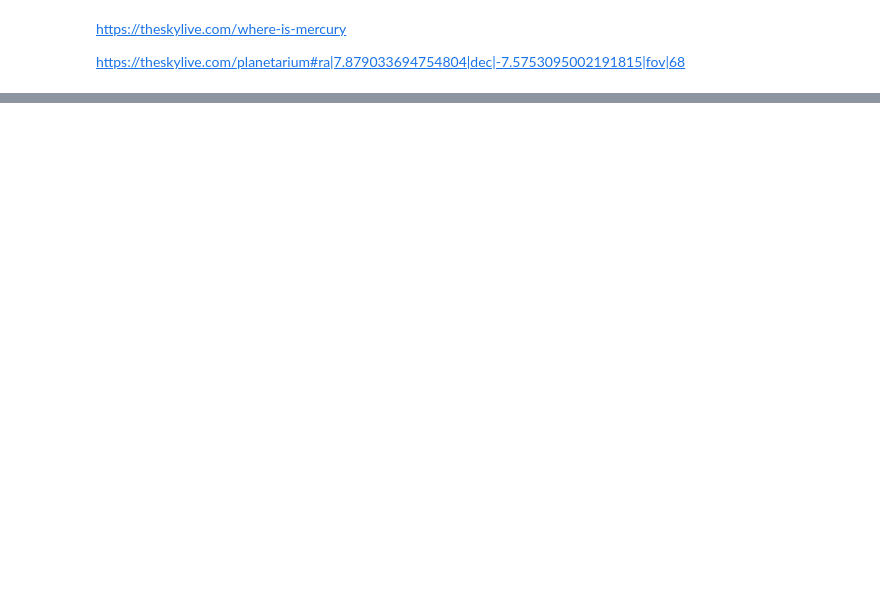
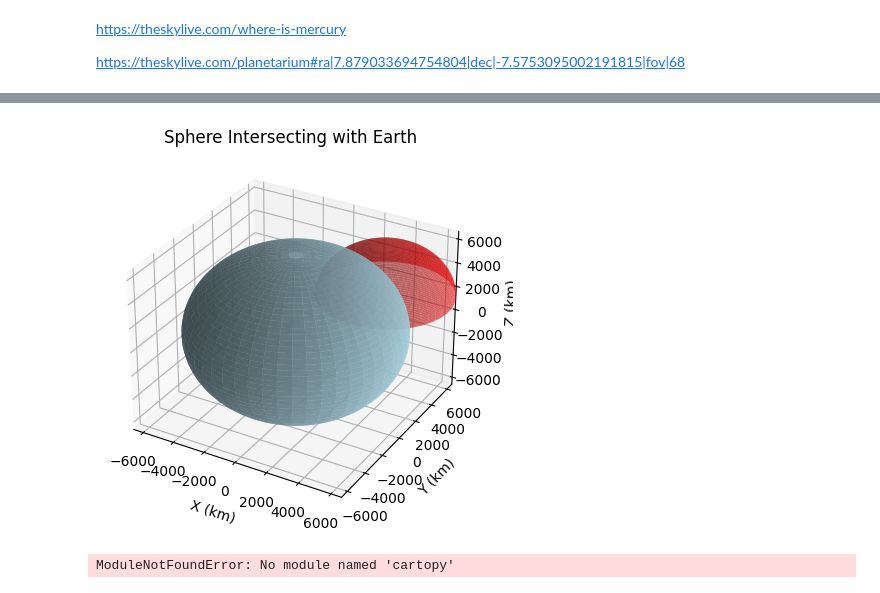
Before and after one commit to harmkenn/Python_Shots_2024, a Jupyter notebook: notebooks/calculator.ipynb, the cells around one changed output, grey strips where cells are left out. Cells and saved outputs as stored; diff of their text form; code cells hidden in the pictures; blank space fills up the shorter version.

```diff
--- a/notebooks/calculator.ipynb
+++ b/notebooks/calculator.ipynb
@@ -82,0 +132,67 @@ FileNotFoundError: [Errno 2] No such file or directory: 'data/northdes.csv'
+# %%
+import numpy as np
+import matplotlib.pyplot as plt
+from mpl_toolkits.mplot3d import Axes3D
+
+def plot_sphere_intersecting_earth(center, radius):
+    # Create a 3D plot
+    fig = plt.figure()
+    ax = fig.add_subplot(111, projection='3d')
+
+    # Plot the Earth's surface as a sphere
+    earth_radius = 6371.0  # Approximate Earth's radius in km
+    phi = np.linspace(0, 2 * np.pi, 100)
+    theta = np.linspace(0, np.pi, 100)
+    phi, theta = np.meshgrid(phi, theta)
+    x_earth = earth_radius * np.sin(theta) * np.cos(phi)
+    y_earth = earth_radius * np.sin(theta) * np.sin(phi)
+    z_earth = earth_radius * np.cos(theta)
+    ax.plot_surface(x_earth, y_earth, z_earth, color='lightblue', alpha=0.8)
+
+    # Plot the sphere intersecting the Earth
+    phi = np.linspace(0, 2 * np.pi, 100)
+    theta = np.linspace(0, np.pi/2, 100)
+    phi, theta = np.meshgrid(phi, theta)
+    x_sphere = center[0] + radius * np.sin(theta) * np.cos(phi)
+    y_sphere = center[1] + radius * np.sin(theta) * np.sin(phi)
+    z_sphere = center[2] + radius * np.cos(theta)
+    ax.plot_surface(x_sphere, y_sphere, z_sphere, color='red', alpha=0.6)
+
+    # Set plot limits and labels
+    ax.set_xlim(-earth_radius, earth_radius)
+    ax.set_ylim(-earth_radius, earth_radius)
+    ax.set_zlim(-earth_radius, earth_radius)
+    ax.set_xlabel('X (km)')
+    ax.set_ylabel('Y (km)')
+    ax.set_zlabel('Z (km)')
+
+    # Set plot title
+    plt.title('Sphere Intersecting with Earth')
+
+    # Show the plot
+    plt.show()
+
+# Sphere center (x, y, z) in km (customize as desired)
+sphere_center = (3000, 5000, 1000)
+sphere_radius = 4000  # Sphere radius in km (customize as desired)
+
+plot_sphere_intersecting_earth(sphere_center, sphere_radius)
+# %% [output]
+[figure, added]
+# %%
+import matplotlib.pyplot as plt
+import numpy as np
+import cartopy.crs as ccrs
+
+def display_earth_orthographically():
+  """Displays the earth orthographically."""
+  projection = ccrs.Orthographic(central_latitude=0, central_longitude=0)
+  ax = plt.axes(projection=projection)
+  ax.coastlines()
+  ax.gridlines()
+  plt.show()
+
+if __name__ == '__main__':
+  display_earth_orthographically()
+# %% [output]
+ModuleNotFoundError: No module named 'cartopy'
```
Also changed, not shown: parts of 6 cells of this notebook, 1 other file.
